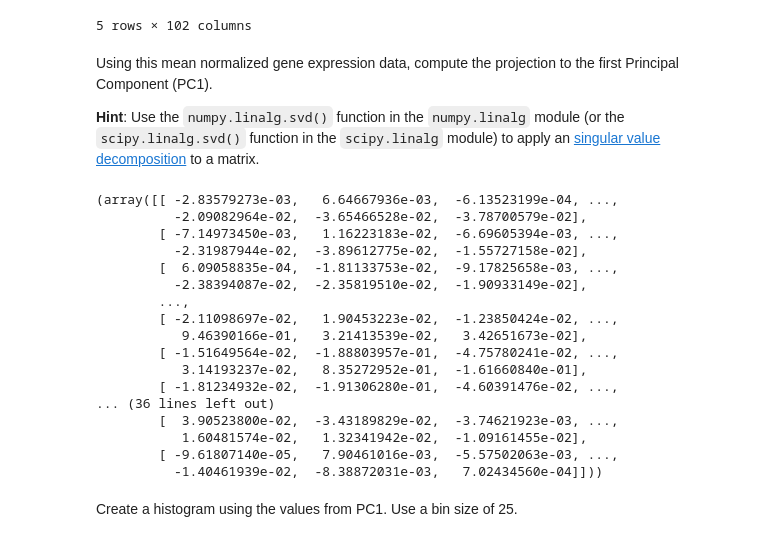
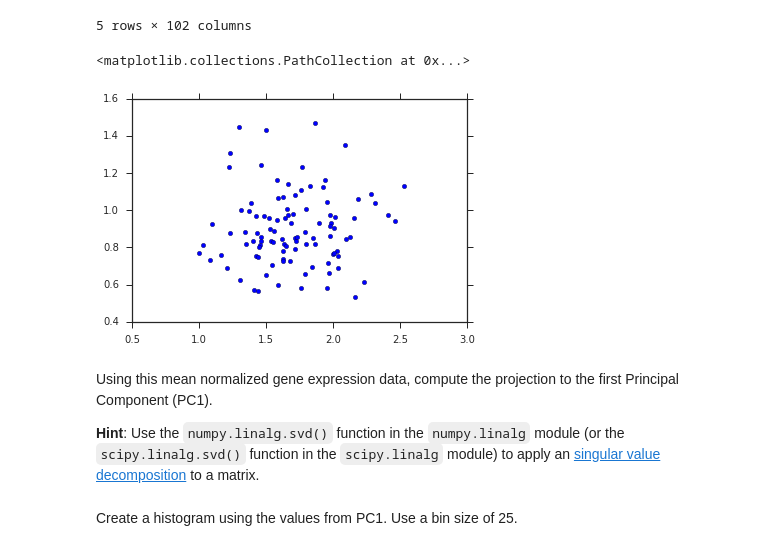
Before and after one commit to SoNicKKK/ML, a Jupyter notebook: Practice/HW2.ipynb, the cells around one changed output. Drawn from its saved outputs; the diff is of its cells as text; code cells hidden in the pictures.

```diff
--- a/Practice/HW2.ipynb
+++ b/Practice/HW2.ipynb
@@ -200,6 +199,11 @@ exprsCEU_norm.head()
 | 3 | 2.096531 | 2.035195 | 1.763980 | 1.925362 | 1.831122 | 1.350273 | ... |
 | 4 | -2.585061 | -2.633739 | -2.675285 | -2.576041 | -2.607479 | -2.498112 | ... |
 5 rows × 102 columns
+# %%
+plt.scatter(exprsCEU_norm.ix[3], exprsCEU_norm.ix[10])
+# %% [output]
+<matplotlib.collections.PathCollection at 0x...>
+[figure, added]
 # %% [markdown]
 Using this mean normalized gene expression data, compute the projection to the first Principal Component (PC1).
 
@@ -209,21 +210,0 @@ sp.linalg.svd?
-# %%
-import scipy as sp
-sp.linalg.svd(exprsCEU_norm)
-# %% [output]
-(array([[ -2.83579273e-03,   6.64667936e-03,  -6.13523199e-04, ...,
-          -2.09082964e-02,  -3.65466528e-02,  -3.78700579e-02],
-        [ -7.14973450e-03,   1.16223183e-02,  -6.69605394e-03, ...,
-          -2.31987944e-02,  -3.89612775e-02,  -1.55727158e-02],
-        [  6.09058835e-04,  -1.81133753e-02,  -9.17825658e-03, ...,
-          -2.38394087e-02,  -2.35819510e-02,  -1.90933149e-02],
-        ...,
-        [ -2.11098697e-02,   1.90453223e-02,  -1.23850424e-02, ...,
-           9.46390166e-01,   3.21413539e-02,   3.42651673e-02],
-        [ -1.51649564e-02,  -1.88803957e-01,  -4.75780241e-02, ...,
-           3.14193237e-02,   8.35272952e-01,  -1.61660840e-01],
-        [ -1.81234932e-02,  -1.91306280e-01,  -4.60391476e-02, ...,
-... (36 lines left out)
-        [  3.90523800e-02,  -3.43189829e-02,  -3.74621923e-03, ...,
-           1.60481574e-02,   1.32341942e-02,  -1.09161455e-02],
-        [ -9.61807140e-05,   7.90461016e-03,  -5.57502063e-03, ...,
-          -1.40461939e-02,  -8.38872031e-03,   7.02434560e-04]]))
```
Also changed, not shown: parts of 76 cells of this notebook, 3 other files.
